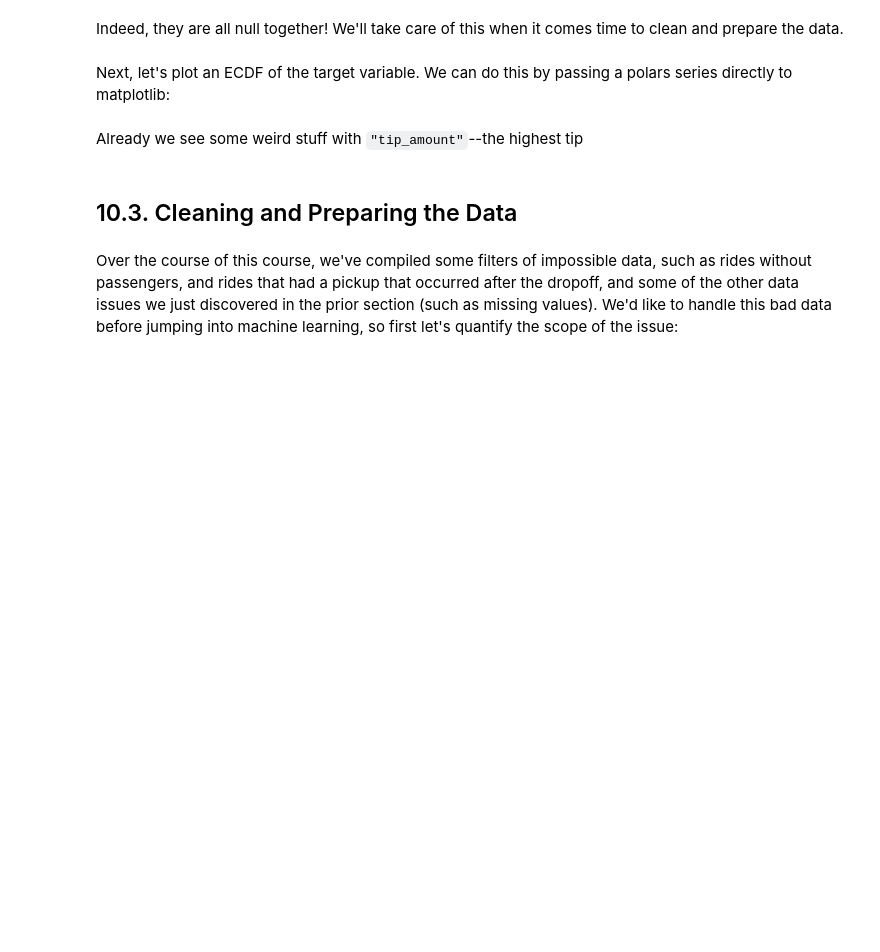
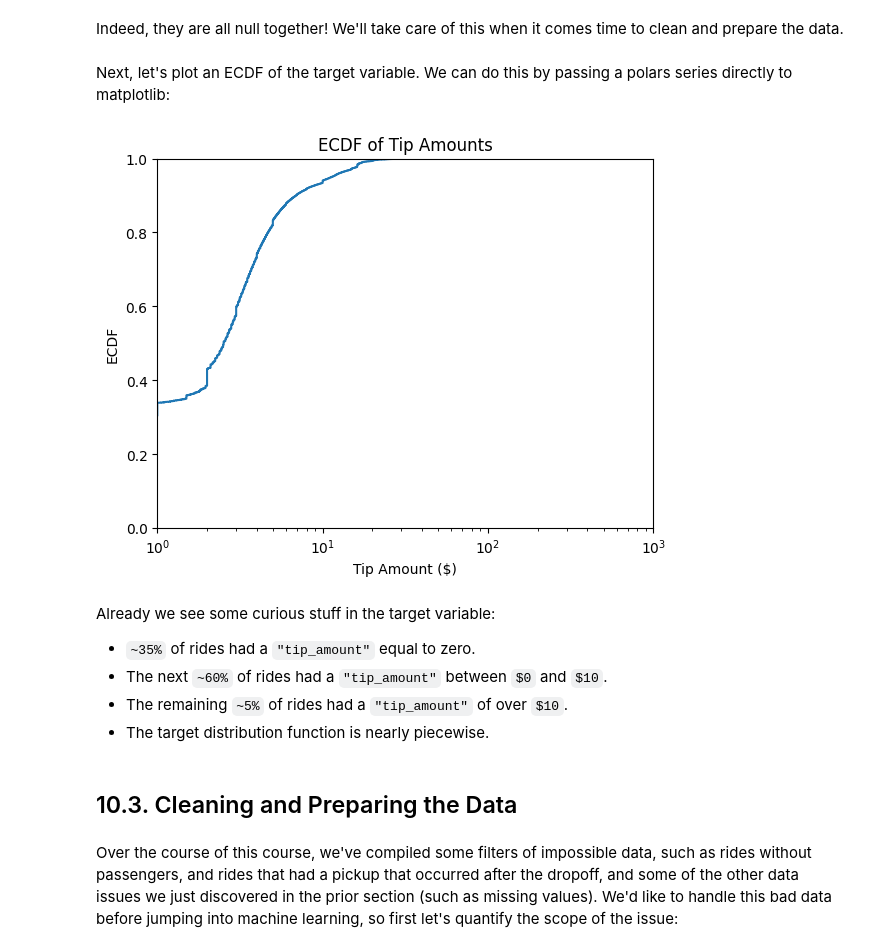
Before and after one commit to kalona/polars-for-data-science-oreilly-course, a Jupyter notebook: notebooks/10. Integrating Polars Into the Data Science Workflow.ipynb, the cells around one changed output. Cells and saved outputs as stored; diff of their text form; code cells hidden in the pictures; blank space fills up the shorter version.

```diff
--- a/notebooks/10. Integrating Polars Into the Data Science Workflow.ipynb
+++ b/notebooks/10. Integrating Polars Into the Data Science Workflow.ipynb
@@ -96,8 +129,20 @@ Next, let's plot an ECDF of the target variable. We can do this by passing a pol
 # %%
 x = rides_df_raw["tip_amount"]
 plt.ecdf(x)
+plt.xlim(1, 1000)
+plt.xscale("log")
+plt.title("ECDF of Tip Amounts")
+plt.xlabel("Tip Amount ($)")
+plt.ylabel("ECDF")
+plt.show()
+# %% [output]
+[figure, added]
 # %% [markdown]
-Already we see some weird stuff with `"tip_amount"`--the highest tip
+Already we see some curious stuff in the target variable:
+- `~35%` of rides had a `"tip_amount"` equal to zero.
+- The next `~60%` of rides had a `"tip_amount"` between `$0` and `$10`.
+- The remaining `~5%` of rides had a `"tip_amount"` of over `$10`.
+- The target distribution function is nearly piecewise.
 # %% [markdown]
 ## 10.3. Cleaning and Preparing the Data
 # %% [markdown]
```
Also changed, not shown: parts of 6 cells of this notebook, 1 other file.
